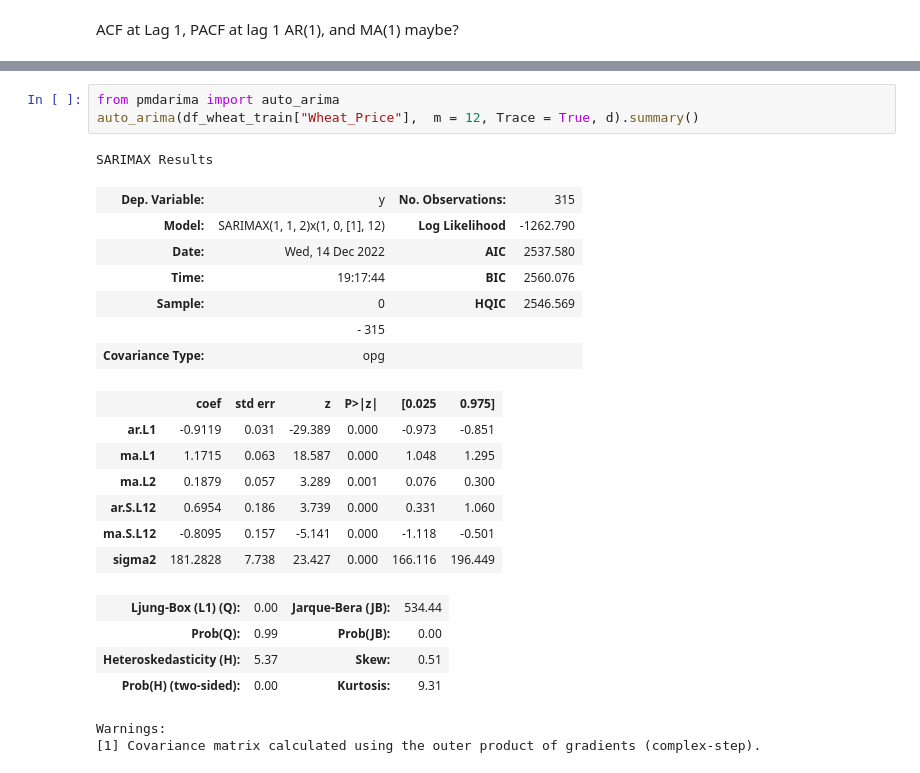
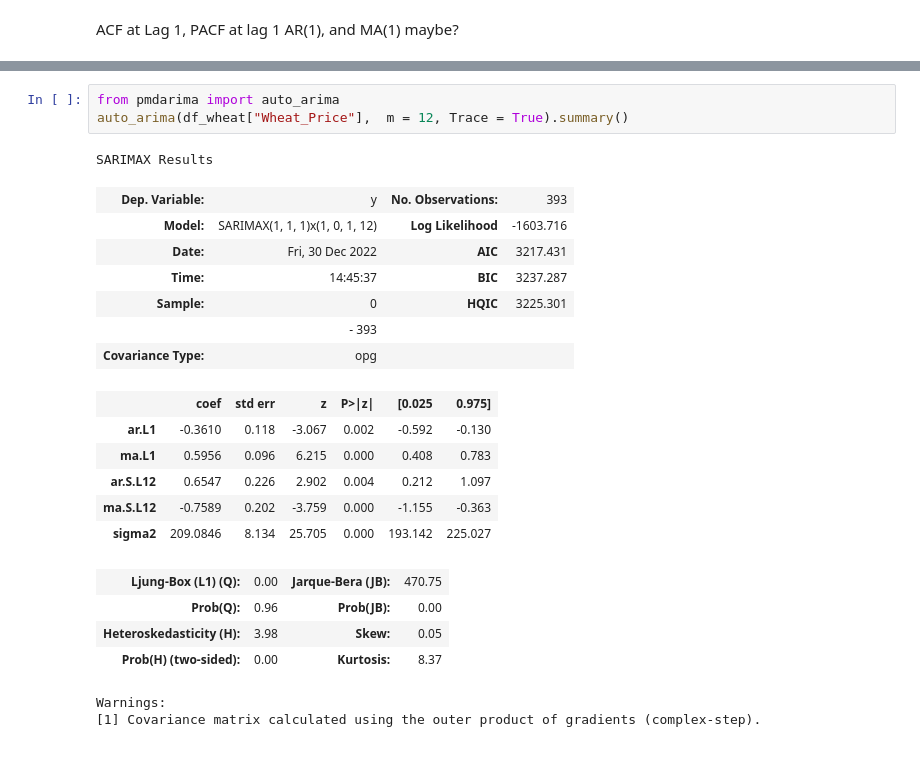
Before and after one commit to dhruv-pandit/time-series-project, a Jupyter notebook: Code:Notebooks/notebook_analysis_dhruv.ipynb, the cells around one changed output, grey strips where cells are left out. Drawn from its saved outputs; the diff is of its cells as text.

```diff
--- a/Code:Notebooks/notebook_analysis_dhruv.ipynb
+++ b/Code:Notebooks/notebook_analysis_dhruv.ipynb
@@ -346,25 +168,24 @@ STOP: TOTAL NO. of ITERATIONS REACHED LIMIT
 # %%
 from pmdarima import auto_arima
-auto_arima(df_wheat_train["Wheat_Price"],  m = 12, Trace = True, d).summary()
+auto_arima(df_wheat["Wheat_Price"],  m = 12, Trace = True).summary()
 # %% [output]
 SARIMAX Results
-| Dep. Variable: | y | No. Observations: | 315 |
-| Model: | SARIMAX(1, 1, 2)x(1, 0, [1], 12) | Log Likelihood | -1262.790 |
-| Date: | Wed, 14 Dec 2022 | AIC | 2537.580 |
-| Time: | 19:17:44 | BIC | 2560.076 |
-| Sample: | 0 | HQIC | 2546.569 |
-|  | - 315 |  |  |
+| Dep. Variable: | y | No. Observations: | 393 |
+| Model: | SARIMAX(1, 1, 1)x(1, 0, 1, 12) | Log Likelihood | -1603.716 |
+| Date: | Fri, 30 Dec 2022 | AIC | 3217.431 |
+| Time: | 14:45:37 | BIC | 3237.287 |
+| Sample: | 0 | HQIC | 3225.301 |
+|  | - 393 |  |  |
 | Covariance Type: | opg |  |  |
 |  | coef | std err | z | P>|z| | [0.025 | 0.975] |
-| ar.L1 | -0.9119 | 0.031 | -29.389 | 0.000 | -0.973 | -0.851 |
-| ma.L1 | 1.1715 | 0.063 | 18.587 | 0.000 | 1.048 | 1.295 |
-| ma.L2 | 0.1879 | 0.057 | 3.289 | 0.001 | 0.076 | 0.300 |
-| ar.S.L12 | 0.6954 | 0.186 | 3.739 | 0.000 | 0.331 | 1.060 |
-| ma.S.L12 | -0.8095 | 0.157 | -5.141 | 0.000 | -1.118 | -0.501 |
-| sigma2 | 181.2828 | 7.738 | 23.427 | 0.000 | 166.116 | 196.449 |
+| ar.L1 | -0.3610 | 0.118 | -3.067 | 0.002 | -0.592 | -0.130 |
+| ma.L1 | 0.5956 | 0.096 | 6.215 | 0.000 | 0.408 | 0.783 |
+| ar.S.L12 | 0.6547 | 0.226 | 2.902 | 0.004 | 0.212 | 1.097 |
+| ma.S.L12 | -0.7589 | 0.202 | -3.759 | 0.000 | -1.155 | -0.363 |
+| sigma2 | 209.0846 | 8.134 | 25.705 | 0.000 | 193.142 | 225.027 |
-| Ljung-Box (L1) (Q): | 0.00 | Jarque-Bera (JB): | 534.44 |
-| Prob(Q): | 0.99 | Prob(JB): | 0.00 |
-| Heteroskedasticity (H): | 5.37 | Skew: | 0.51 |
-| Prob(H) (two-sided): | 0.00 | Kurtosis: | 9.31 |
+| Ljung-Box (L1) (Q): | 0.00 | Jarque-Bera (JB): | 470.75 |
+| Prob(Q): | 0.96 | Prob(JB): | 0.00 |
+| Heteroskedasticity (H): | 3.98 | Skew: | 0.05 |
+| Prob(H) (two-sided): | 0.00 | Kurtosis: | 8.37 |
 Warnings:
 [1] Covariance matrix calculated using the outer product of gradients (complex-step).
```
Also changed, not shown: parts of 20 cells of this notebook, 4 other files.
